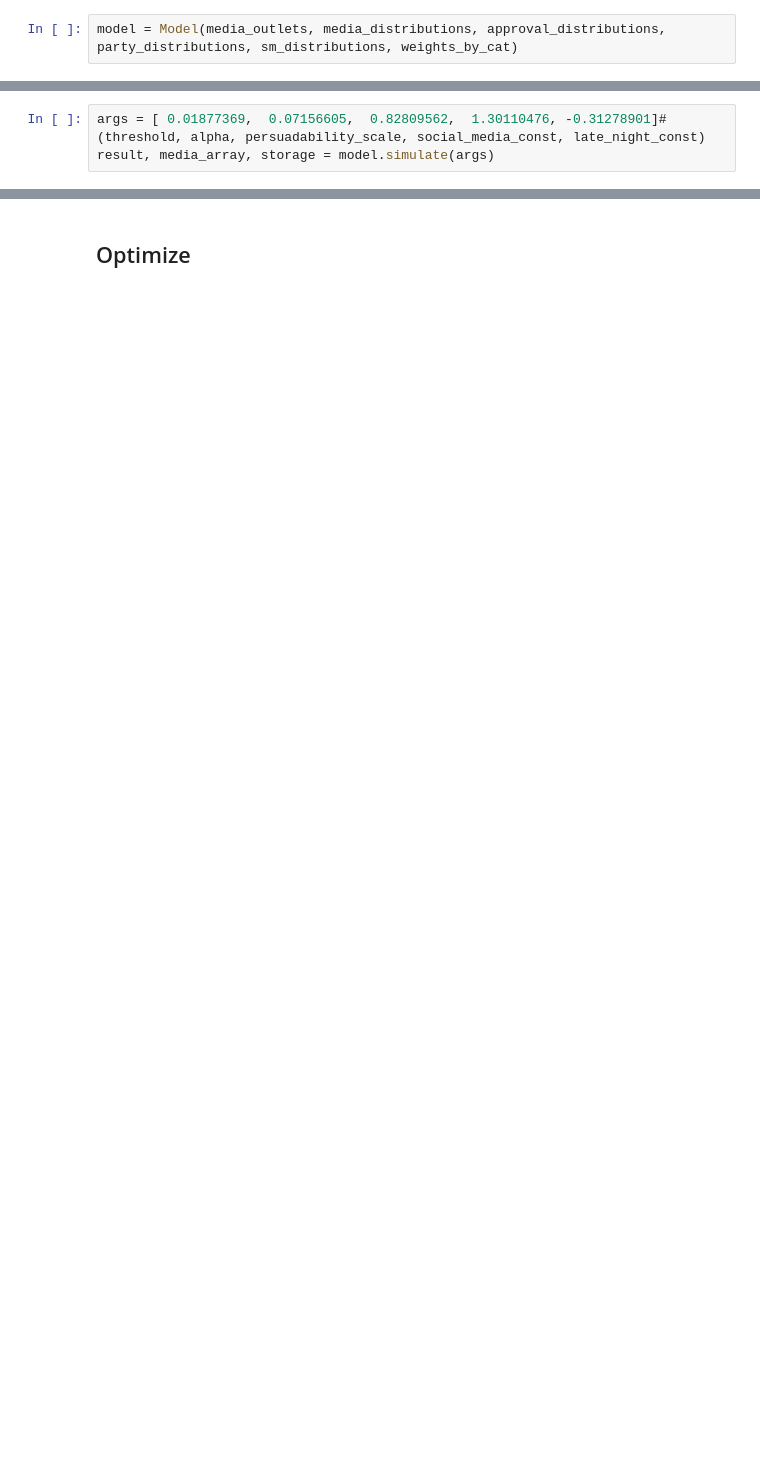
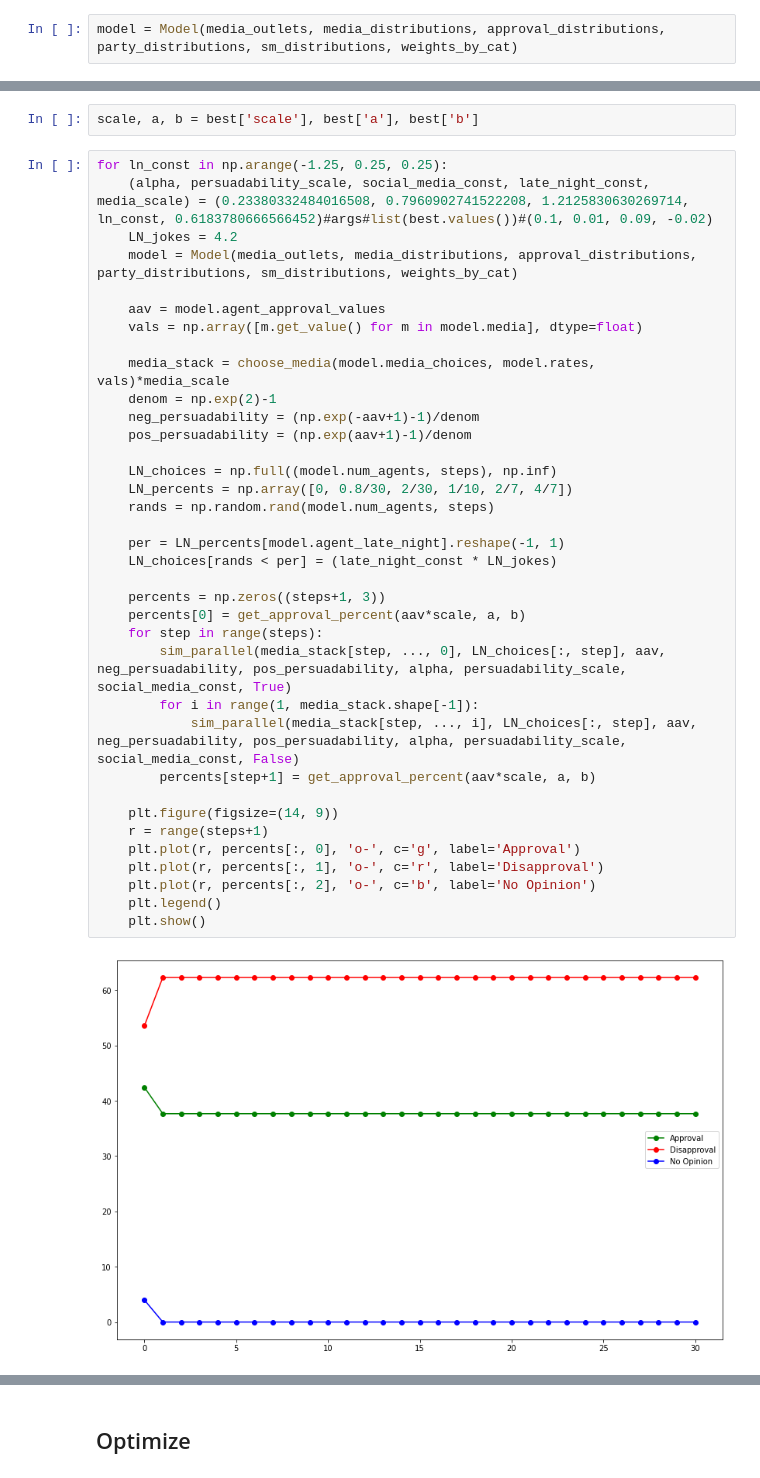
Before and after one commit to samerose12/Humor-Agent-Based-Model, a Jupyter notebook: Pew ABM.ipynb, the cells around one changed output, grey strips where cells are left out. Cells and saved outputs as stored; diff of their text form; blank space fills up the shorter version.

```diff
--- a/Pew ABM.ipynb
+++ b/Pew ABM.ipynb
@@ -799,3 +441,0 @@ plt.show()
-# %%
-args = [ 0.01877369,  0.07156605,  0.82809562,  1.30110476, -0.31278901]#(threshold, alpha, persuadability_scale, social_media_const, late_night_const)
-result, media_array, storage = model.simulate(args)
@@ -827,0 +516,40 @@ for i in range(len(storage)):
+# %%
+scale, a, b = best['scale'], best['a'], best['b']
+# %%
+for ln_const in np.arange(-1.25, 0.25, 0.25):
+    (alpha, persuadability_scale, social_media_const, late_night_const, media_scale) = (0.23380332484016508, 0.7960902741522208, 1.2125830630269714, ln_const, 0.6183780666566452)#args#list(best.values())#(0.1, 0.01, 0.09, -0.02)
+    LN_jokes = 4.2
+    model = Model(media_outlets, media_distributions, approval_distributions, party_distributions, sm_distributions, weights_by_cat)
+
+    aav = model.agent_approval_values
+    vals = np.array([m.get_value() for m in model.media], dtype=float)
+
+    media_stack = choose_media(model.media_choices, model.rates, vals)*media_scale
+    denom = np.exp(2)-1
+    neg_persuadability = (np.exp(-aav+1)-1)/denom
+    pos_persuadability = (np.exp(aav+1)-1)/denom
+
+    LN_choices = np.full((model.num_agents, steps), np.inf)
+    LN_percents = np.array([0, 0.8/30, 2/30, 1/10, 2/7, 4/7])
+    rands = np.random.rand(model.num_agents, steps)
+
+    per = LN_percents[model.agent_late_night].reshape(-1, 1)
+    LN_choices[rands < per] = (late_night_const * LN_jokes)
+
+    percents = np.zeros((steps+1, 3))
+    percents[0] = get_approval_percent(aav*scale, a, b)
+    for step in range(steps):
+        sim_parallel(media_stack[step, ..., 0], LN_choices[:, step], aav, neg_persuadability, pos_persuadability, alpha, persuadability_scale, social_media_const, True)
+        for i in range(1, media_stack.shape[-1]):
+            sim_parallel(media_stack[step, ..., i], LN_choices[:, step], aav, neg_persuadability, pos_persuadability, alpha, persuadability_scale, social_media_const, False)
+        percents[step+1] = get_approval_percent(aav*scale, a, b)
+
+    plt.figure(figsize=(14, 9))
+    r = range(steps+1)
+    plt.plot(r, percents[:, 0], 'o-', c='g', label='Approval')
+    plt.plot(r, percents[:, 1], 'o-', c='r', label='Disapproval')
+    plt.plot(r, percents[:, 2], 'o-', c='b', label='No Opinion')
+    plt.legend()
+    plt.show()
+# %% [output]
+[figure, added]
```
Also changed, not shown: parts of 38 cells of this notebook, 6 other files.
